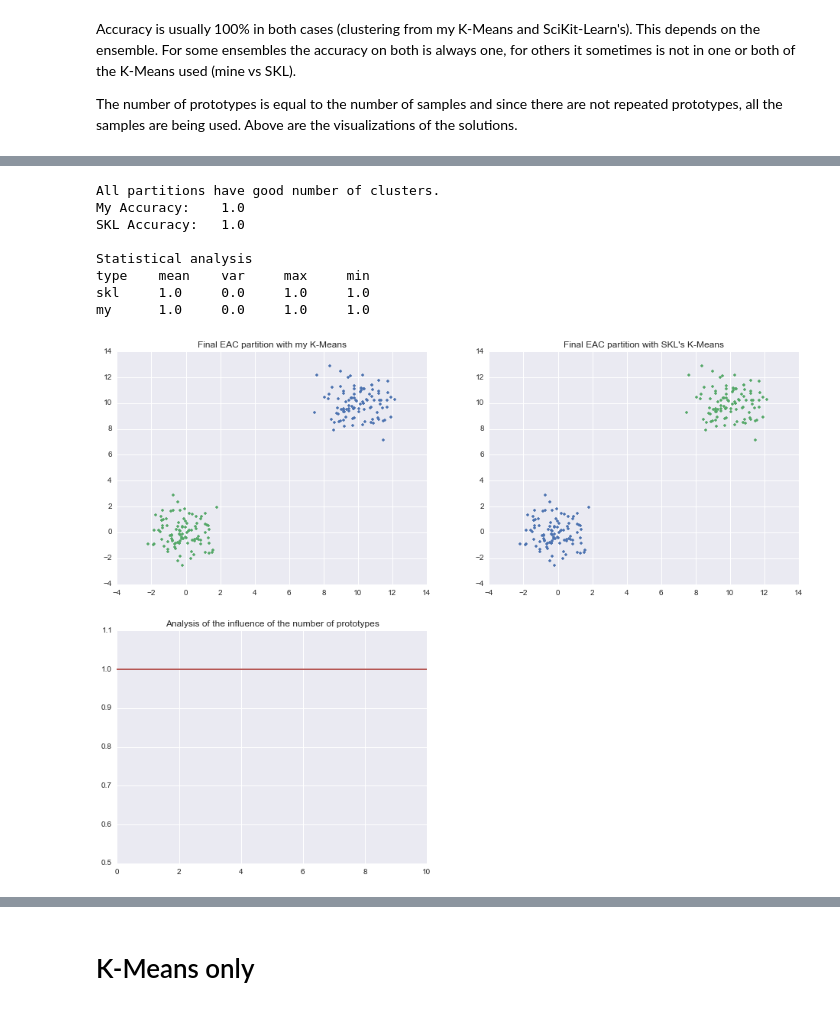
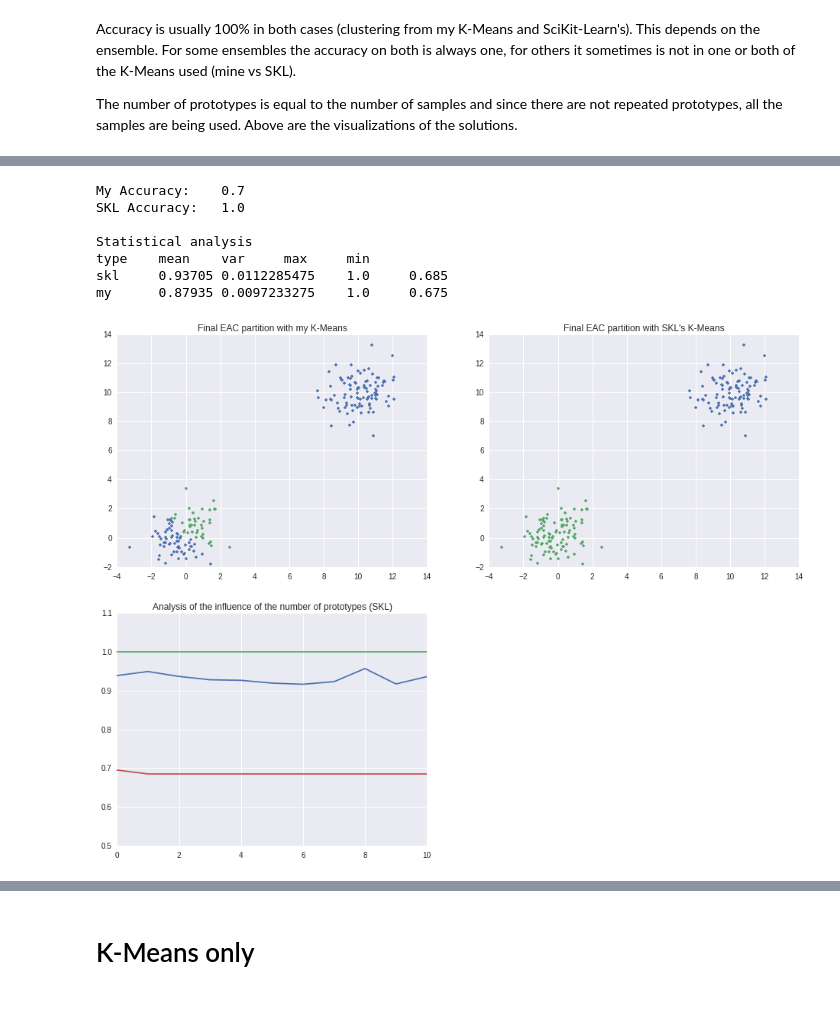
Before and after one commit to diogo-aos/QCThesis, a Jupyter notebook: notebooks/Sanity check - simplest cases.ipynb, the cells around one changed output, grey strips where cells are left out. Saved outputs shown, nothing was run; the diff lists cells and outputs as text; code cells hidden in the pictures.

```diff
--- a/notebooks/Sanity check - simplest cases.ipynb
+++ b/notebooks/Sanity check - simplest cases.ipynb
@@ -145,7 +145,7 @@ def formatPartition(partition):
 
 def generatePartitions(data,npartitions,nclusters,iters=3):
 
-    if type(nclusters) is list():
+    if type(nclusters) is list:
         clusterRange = True
         min_ncluster=nclusters[0]
         max_ncluster=nclusters[1]
@@ -169,7 +169,7 @@ def generatePartitions(data,npartitions,nclusters,iters=3):
 
 def generatePartitionsSKL(data,npartitions,nclusters,iters=3):
 
-    if type(nclusters) is list():
+    if type(nclusters) is list:
         clusterRange = True
         min_ncluster=nclusters[0]
         max_ncluster=nclusters[1]
@@ -246,11 +280,10 @@ prot_mode="random"
 assoc_mode='prot' # prot or full
 nprots=nsamples # number of prototypes
 
+partitions_used = partitions_my_6
+
 myEstimator=eac.EAC(nsamples)
-myEstimator.fit(partitions_my,files=False,assoc_mode=assoc_mode, prot_mode=prot_mode, nprot=nprots,build_only=True)
-
-sklEstimator=eac.EAC(nsamples)
-sklEstimator.fit(partitions_skl,files=False,assoc_mode=assoc_mode, prot_mode=prot_mode, nprot=nprots,build_only=True)
+myEstimator.fit(partitions_used,files=False,assoc_mode=assoc_mode, prot_mode=prot_mode, nprot=nprots,build_only=True)
 
 # final clustering with the true number of clusters
 true_nclusters = np.unique(gt).shape[0]
@@ -264,7 +297,7 @@ grouper.fit(myEstimator._coassoc)
 
 # cluster with SKL K-Means
 gSKL = KMeans_skl(n_clusters=true_nclusters,n_init=1,init="random")
-gSKL.fit(sklEstimator._coassoc)
+gSKL.fit(myEstimator._coassoc)
 
 # Hungarian accuracy
 myAcc = determine_ci.HungarianIndex(nsamples=nsamples)
@@ -328,10 +338,10 @@ SKL coassoc
 stat_nprots=nsamples
 print "{}\t{}\t{}\t{}\t{}".format("type","mean","var","max","min")
 print "skl \t",
-for metric in k_skl_analysis(partitions_skl,files=False,ground_truth=gt,nprots=stat_nprots,rounds=100):
+for metric in k_skl_analysis(partitions_used,files=False,ground_truth=gt,nprots=stat_nprots,rounds=100):
     print "{}\t".format(metric),
 print "\nmy  \t",
-for metric in k_analysis(partitions_my,files=False,ground_truth=gt,nprots=stat_nprots,iters="converge",rounds=100):
+for metric in k_analysis(partitions_used,files=False,ground_truth=gt,nprots=stat_nprots,iters="converge",rounds=100):
     print "{}\t".format(metric),
 # %% [output]
 type    mean    var     max     min
@@ -340,8 +350,9 @@ my      0.90225 0.0121151875    1.0     0.645
 # %%
 nprots=[5,20,40,60,80,100,120,140,160,180,200]
+
 results_k10=list()
 for n in nprots:
-    r=k_skl_analysis(partitions_skl,files=False,ground_truth=gt,nprots=stat_nprots,rounds=100)
+    r=k_skl_analysis(partitions_used,files=False,ground_truth=gt,nprots=stat_nprots,rounds=100)
     results_k10.append(r)
 
 mean_k10=[res[0] for res in results_k10]
@@ -363,22 +374,5 @@ plt.legend(loc='best')
 # %%
-npartitions=30
-nclusters=6
-iters=3
-
-partitions_my = generatePartitions(data=data,npartitions=npartitions,nclusters=nclusters,iters=iters)
-partitions_skl = generatePartitions(data=data,npartitions=npartitions,nclusters=nclusters,iters=iters)
-
-allGood=True
-for p in xrange(npartitions):
-    if len(partitions_my[p]) != nclusters:
-        print 'partition {} of partitions_my has different number of clusters:{}'.format(p,len(partitions_my[p]))
-        allGood=False
-    if len(partitions_skl[p]) != nclusters:
-        print 'partition {} of partitions_my has different number of clusters:{}'.format(p,len(partitions_skl[p]))
-        allGood=False
-if allGood:
-    print 'All partitions have good number of clusters.'
-
+partitions_used = partitions_my_10
 
 # generate coassoc
 prot_mode="random"
@@ -386,10 +380,7 @@ assoc_mode='prot' # prot or full
 nprots=nsamples # number of prototypes
 
 myEstimator=eac.EAC(nsamples)
-myEstimator.fit(partitions_my,files=False,assoc_mode=assoc_mode, prot_mode=prot_mode, nprot=nprots,build_only=True)
-
-sklEstimator=eac.EAC(nsamples)
-sklEstimator.fit(partitions_skl,files=False,assoc_mode=assoc_mode, prot_mode=prot_mode, nprot=nprots,build_only=True)
+myEstimator.fit(partitions_used,files=False,assoc_mode=assoc_mode, prot_mode=prot_mode, nprot=nprots,build_only=True)
 
 # final clustering with the true number of clusters
 true_nclusters = np.unique(gt).shape[0]
@@ -403,7 +394,7 @@ grouper.fit(myEstimator._coassoc)
 
 # cluster with SKL K-Means
 gSKL = KMeans_skl(n_clusters=true_nclusters,n_init=1,init="random")
-gSKL.fit(sklEstimator._coassoc)
+gSKL.fit(myEstimator._coassoc)
 
 # Hungarian accuracy
 myAcc = determine_ci.HungarianIndex(nsamples=nsamples)
@@ -431,39 +422,38 @@ for c in np.unique(gSKL.labels_):
     ax2EAC2.plot(data[clusterData,0],data[clusterData,1],'.')
 ax2EAC2.set_title("Final EAC partition with SKL's K-Means")
 
 nprots=[5,20,40,60,80,100,120,140,160,180,200]
 results_k6=list()
 for n in nprots:
-    r=k_skl_analysis(partitions_skl,files=False,ground_truth=gt,nprots=stat_nprots,rounds=100)
+    r=k_skl_analysis(partitions_used,files=False,ground_truth=gt,nprots=stat_nprots,rounds=100)
     results_k6.append(r)
 
 mean_k6=[res[0] for res in results_k6]
 var_k6=[res[1] for res in results_k6]
 best_k6=[res[2] for res in results_k6]
 worst_k6=[res[3] for res in results_k6]
 
 ax3EAC2.plot(mean_k6)
 ax3EAC2.plot(best_k6)
 ax3EAC2.plot(worst_k6)
 ax3EAC2.plot([0, 10], [0.5, 0.5], 'k-', lw=1)
-ax3EAC2.set_title("Analysis of the influence of the number of prototypes")
+ax3EAC2.set_title("Analysis of the influence of the number of prototypes (SKL)")
 
 print "\nStatistical analysis"
 stat_nprots=nsamples
 print "{}\t{}\t{}\t{}\t{}".format("type","mean","var","max","min")
 print "skl \t",
-for metric in k_skl_analysis(partitions_my,files=False,ground_truth=gt,nprots=stat_nprots,rounds=100):
+for metric in k_skl_analysis(partitions_used,files=False,ground_truth=gt,nprots=stat_nprots,rounds=100):
     print "{}\t".format(metric),
 print "\nmy  \t",
-for metric in k_analysis(partitions_my,files=False,ground_truth=gt,nprots=stat_nprots,iters="converge",rounds=100):
+for metric in k_analysis(partitions_used,files=False,ground_truth=gt,nprots=stat_nprots,iters="converge",rounds=100):
     print "{}\t".format(metric),
 # %% [output]
-All partitions have good number of clusters.
-My Accuracy:    1.0
+My Accuracy:    0.7
 SKL Accuracy:   1.0
 
 Statistical analysis
 type    mean    var     max     min
-skl     1.0     0.0     1.0     1.0
-my      1.0     0.0     1.0     1.0
+skl     0.93705 0.0112285475    1.0     0.685
+my      0.87935 0.0097233275    1.0     0.675
-[figure, old version]
+[figure, new version]
```
Also changed, not shown: parts of 44 cells of this notebook, 5 other files.
